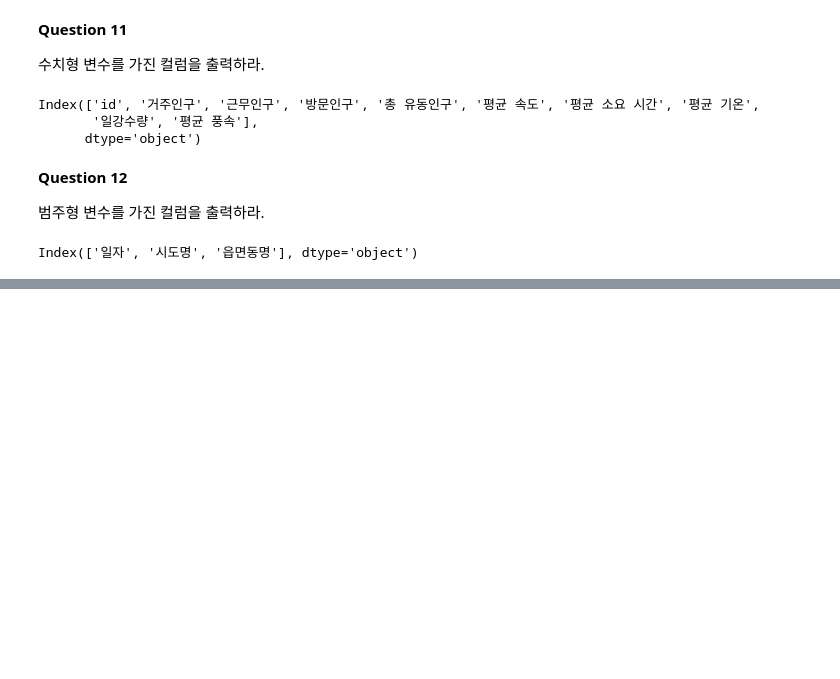
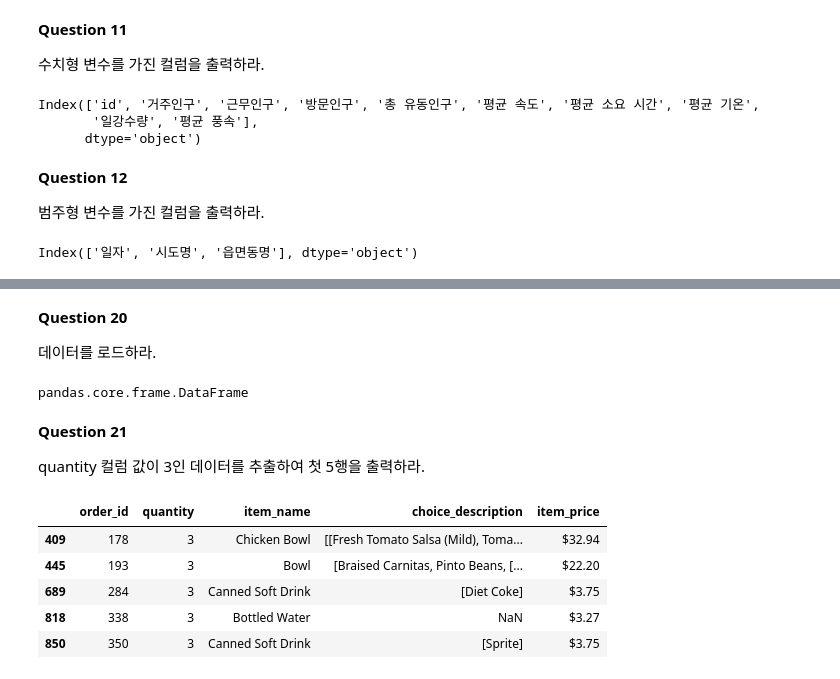
Before and after one commit to cyeon15/Study, a Jupyter notebook: datamanim/데이터 전처리 100 문제/01 Getting & Knowing Data.ipynb, the cells around one changed output, grey strips where cells are left out. Cells and saved outputs as stored; diff of their text form; code cells hidden in the pictures; blank space fills up the shorter version.

```diff
--- a/datamanim/데이터 전처리 100 문제/01 Getting & Knowing Data.ipynb
+++ b/datamanim/데이터 전처리 100 문제/01 Getting & Knowing Data.ipynb
@@ -196,0 +332,26 @@ Index(['일자', '시도명', '읍면동명'], dtype='object')
+# %% [markdown]
+**Question 20**
+
+데이터를 로드하라.
+# %%
+DataUrl = 'https://raw.githubusercontent.com/Datamanim/pandas/main/chipo.csv'
+df = pd.read_csv(DataUrl)
+# %%
+Ans = type(df)
+Ans
+# %% [output]
+pandas.core.frame.DataFrame
+# %% [markdown]
+**Question 21**
+
+quantity 컬럼 값이 3인 데이터를 추출하여 첫 5행을 출력하라.
+# %%
+Ans = df.loc[df['quantity']==3].head(5)
+Ans
+# %% [output]
+|  | order_id | quantity | item_name | choice_description | item_price |
+| 409 | 178 | 3 | Chicken Bowl | [[Fresh Tomato Salsa (Mild), Toma... | $32.94 |
+| 445 | 193 | 3 | Bowl | [Braised Carnitas, Pinto Beans, [... | $22.20 |
+| 689 | 284 | 3 | Canned Soft Drink | [Diet Coke] | $3.75 |
+| 818 | 338 | 3 | Bottled Water | NaN | $3.27 |
+| 850 | 350 | 3 | Canned Soft Drink | [Sprite] | $3.75 |
```
Also changed, not shown: parts of 20 cells of this notebook.
